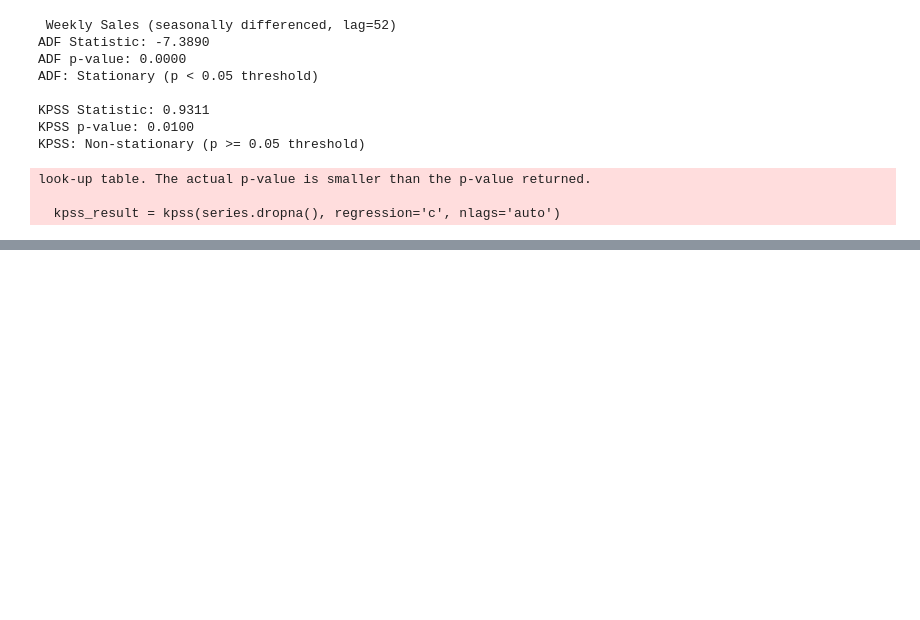
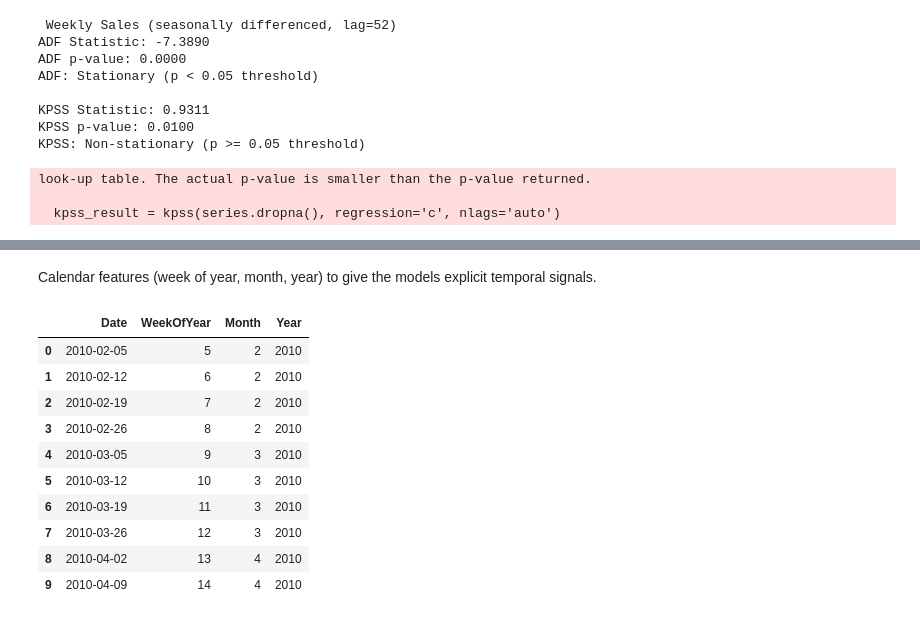
Before and after one commit to Bassey-data/Retail-sales-forecasting, a Jupyter notebook: retail_sales_forecasting.ipynb, the cells around one changed output, grey strips where cells are left out. Saved outputs shown, nothing was run; the diff lists cells and outputs as text; code cells hidden in the pictures; blank space fills up the shorter version.

```diff
--- a/retail_sales_forecasting.ipynb
+++ b/retail_sales_forecasting.ipynb
@@ -361,0 +427,20 @@ with open('retail_sales_forecasting.ipynb', 'w') as f:
+# %% [markdown]
+Calendar features (week of year, month, year) to give the models explicit temporal signals.
+# %%
+fe['WeekOfYear'] = fe['Date'].dt.isocalendar().week.astype(int)
+fe['Month'] = fe['Date'].dt.month
+fe['Year'] = fe['Date'].dt.year
+
+fe[['Date', 'WeekOfYear', 'Month', 'Year']].head(10)
+# %% [output]
+|  | Date | WeekOfYear | Month | Year |
+| 0 | 2010-02-05 | 5 | 2 | 2010 |
+| 1 | 2010-02-12 | 6 | 2 | 2010 |
+| 2 | 2010-02-19 | 7 | 2 | 2010 |
+| 3 | 2010-02-26 | 8 | 2 | 2010 |
+| 4 | 2010-03-05 | 9 | 3 | 2010 |
+| 5 | 2010-03-12 | 10 | 3 | 2010 |
+| 6 | 2010-03-19 | 11 | 3 | 2010 |
+| 7 | 2010-03-26 | 12 | 3 | 2010 |
+| 8 | 2010-04-02 | 13 | 4 | 2010 |
+| 9 | 2010-04-09 | 14 | 4 | 2010 |
```
Also changed, not shown: parts of 10 cells of this notebook.
